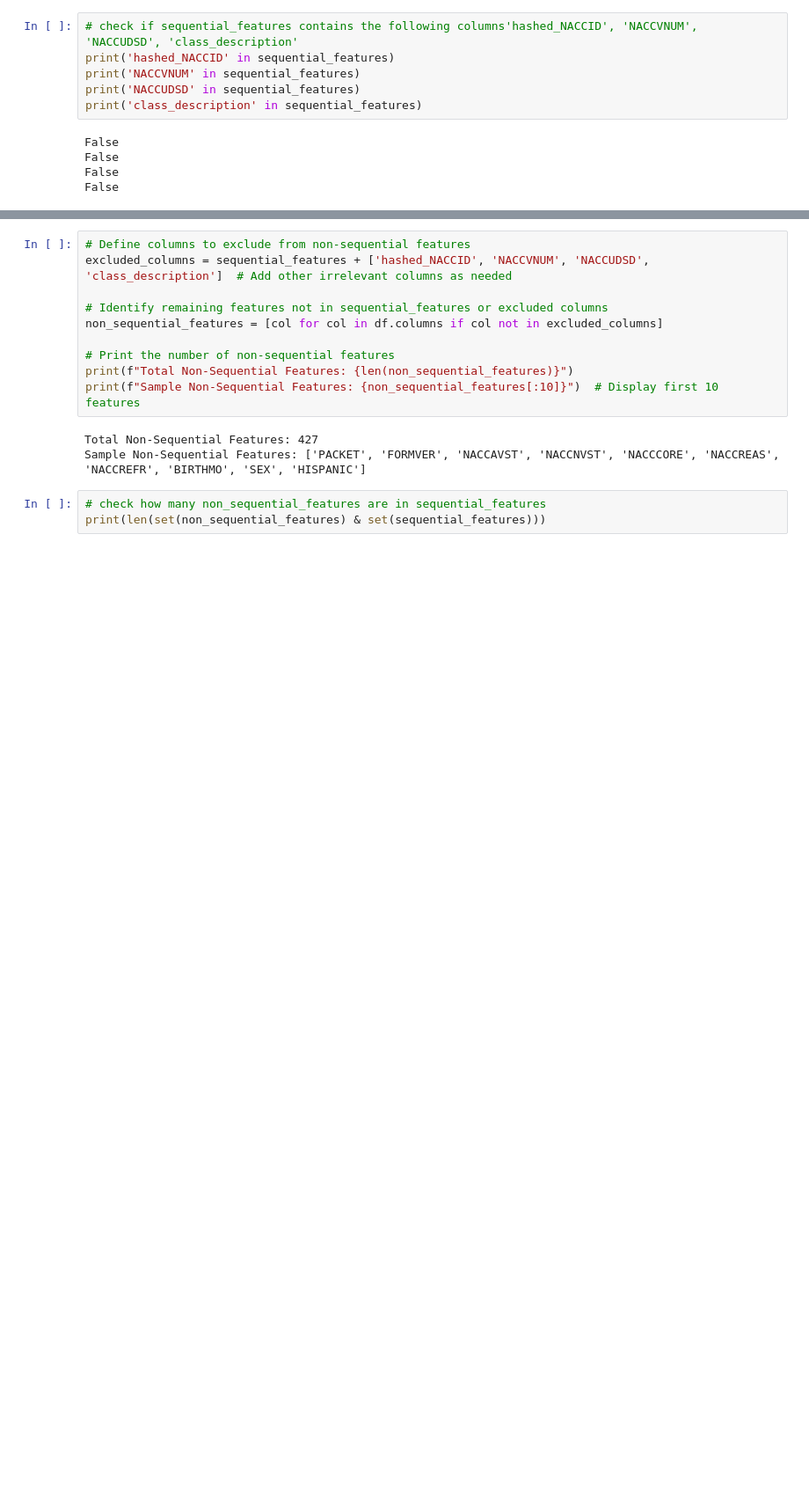
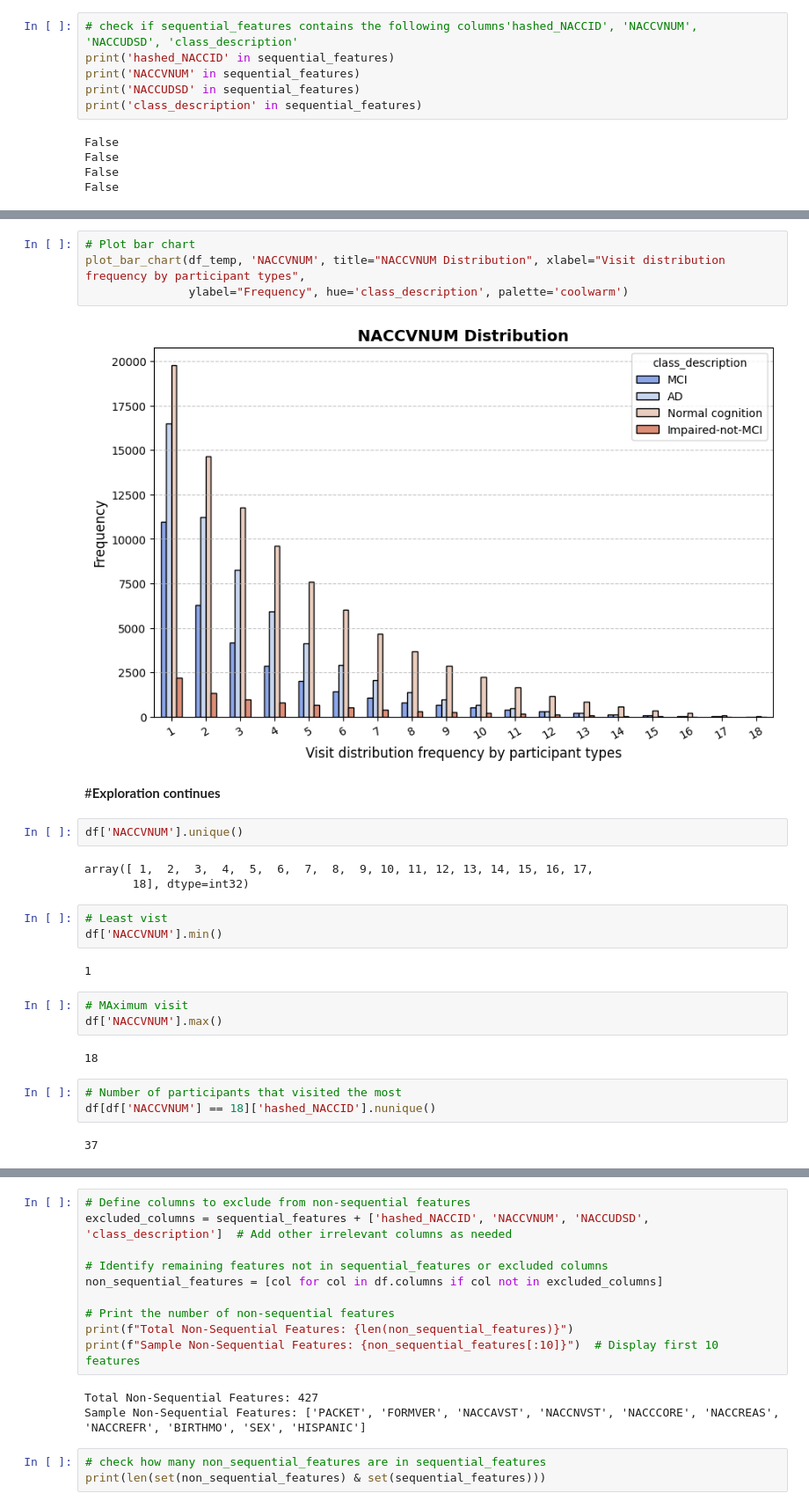
Before and after one commit to TonyNewness/AI_Detection_of_Early_Alzheimers, a Jupyter notebook: Hybrid_LSTMandFeedforward_correction_improving.ipynb, the cells around one changed output, grey strips where cells are left out. Shown at 88% size. Drawn from its saved outputs; the diff is of its cells as text; blank space fills up the shorter version.

```diff
--- a/Hybrid_LSTMandFeedforward_correction_improving.ipynb
+++ b/Hybrid_LSTMandFeedforward_correction_improving.ipynb
@@ -322,0 +481,28 @@ False
+# %%
+# Plot bar chart
+plot_bar_chart(df_temp, 'NACCVNUM', title="NACCVNUM Distribution", xlabel="Visit distribution frequency by participant types",
+               ylabel="Frequency", hue='class_description', palette='coolwarm')
+# %% [output]
+[figure, added]
+# %% [markdown]
+#**Exploration continues**
+# %%
+df['NACCVNUM'].unique()
+# %% [output]
+array([ 1,  2,  3,  4,  5,  6,  7,  8,  9, 10, 11, 12, 13, 14, 15, 16, 17,
+       18], dtype=int32)
+# %%
+# Least vist
+df['NACCVNUM'].min()
+# %% [output]
+1
+# %%
+# MAximum visit
+df['NACCVNUM'].max()
+# %% [output]
+18
+# %%
+# Number of participants that visited the most
+df[df['NACCVNUM'] == 18]['hashed_NACCID'].nunique()
+# %% [output]
+37
```
Also changed, not shown: parts of 20 cells of this notebook.
